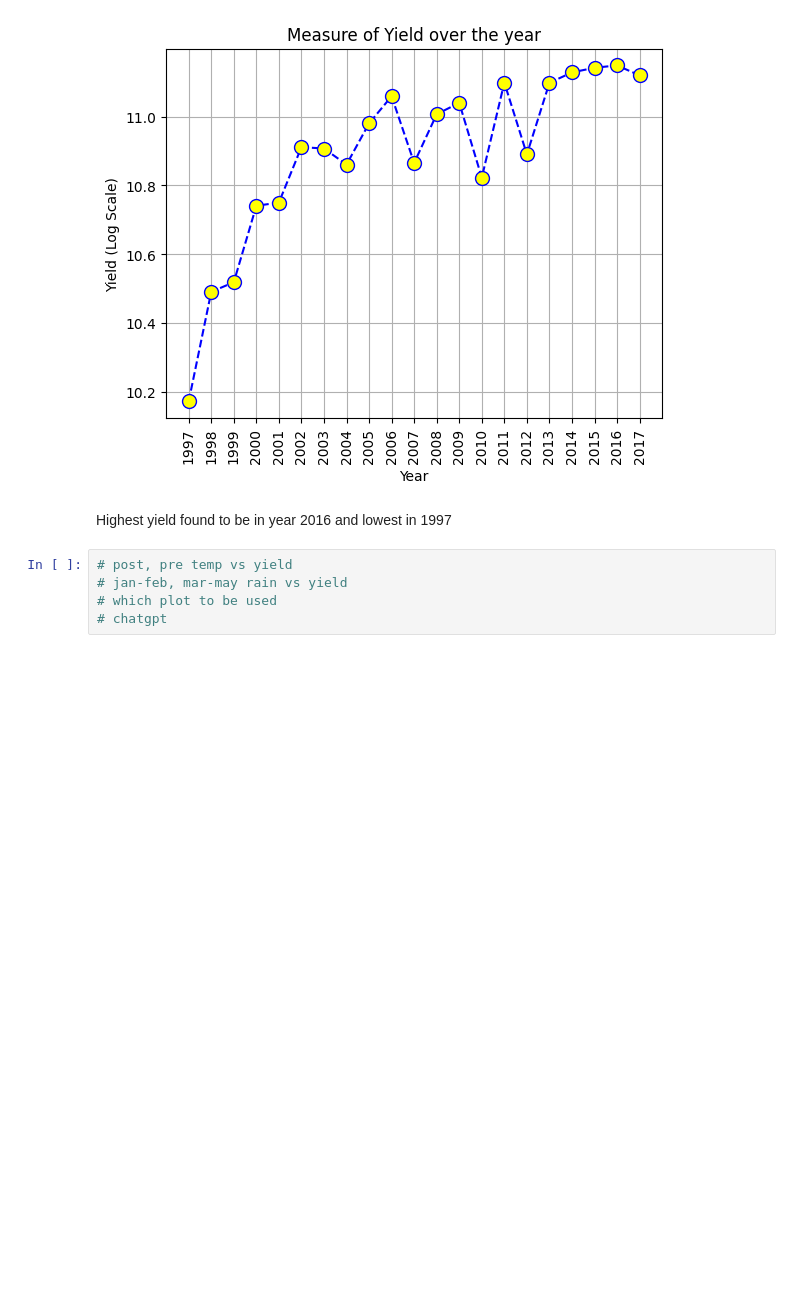
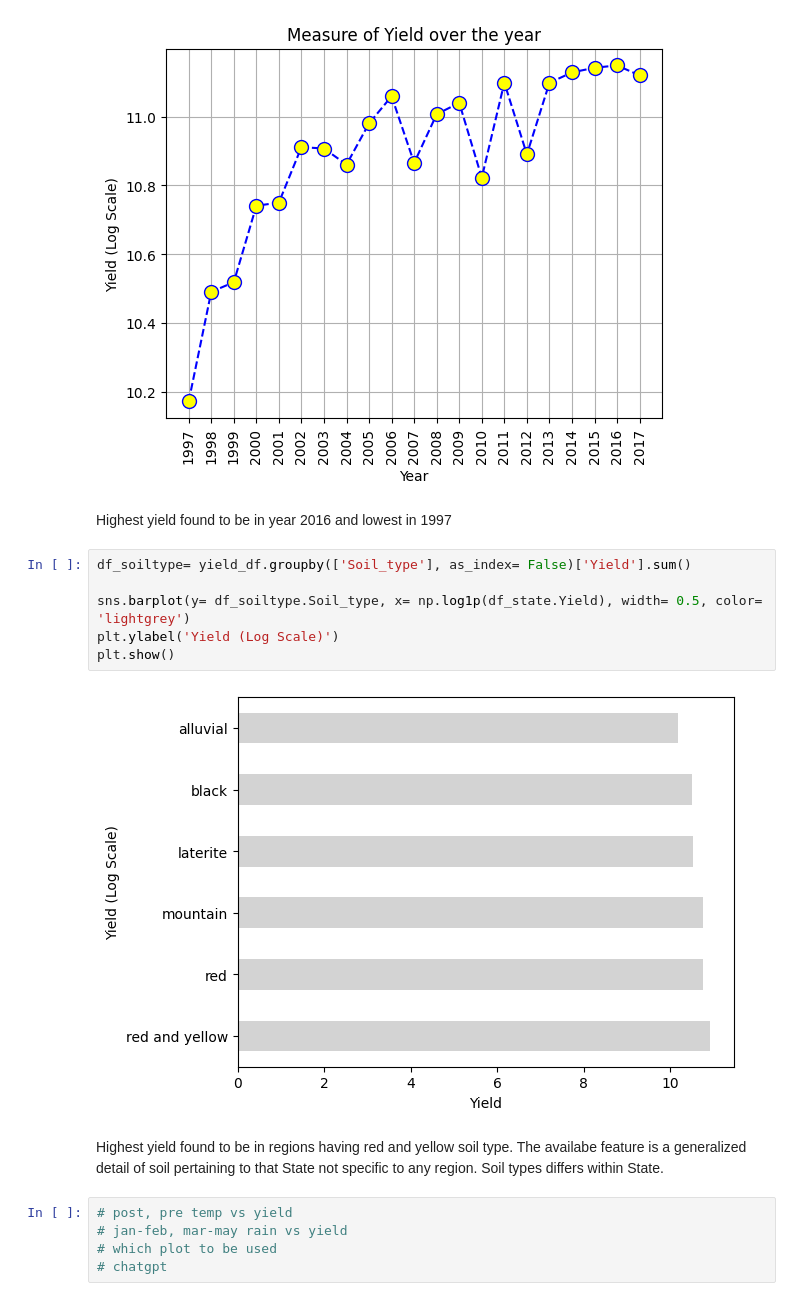
Before and after one commit to Sneha-s-kumarr/ICTAK_DSA_FinalProject, a Jupyter notebook: Crop_Yield_prediction_regression_task.ipynb, the cells around one changed output. Drawn from its saved outputs; the diff is of its cells as text; blank space fills up the shorter version.

```diff
--- a/Crop_Yield_prediction_regression_task.ipynb
+++ b/Crop_Yield_prediction_regression_task.ipynb
@@ -524,6 +540,16 @@ plt.show()
 [figure]
 # %% [markdown]
 Highest yield found to be in year 2016 and lowest in 1997
+# %%
+df_soiltype= yield_df.groupby(['Soil_type'], as_index= False)['Yield'].sum()
+
+sns.barplot(y= df_soiltype.Soil_type, x= np.log1p(df_state.Yield), width= 0.5, color= 'lightgrey')
+plt.ylabel('Yield (Log Scale)')
+plt.show()
+# %% [output]
+[figure, added]
+# %% [markdown]
+Highest yield found to be in regions having red and yellow soil type. The availabe feature is a generalized detail of soil pertaining to that State not specific to any region. Soil types differs within State.
 # %%
 # post, pre temp vs yield
 # jan-feb, mar-may rain vs yield
```
Also changed, not shown: parts of 9 cells of this notebook.
